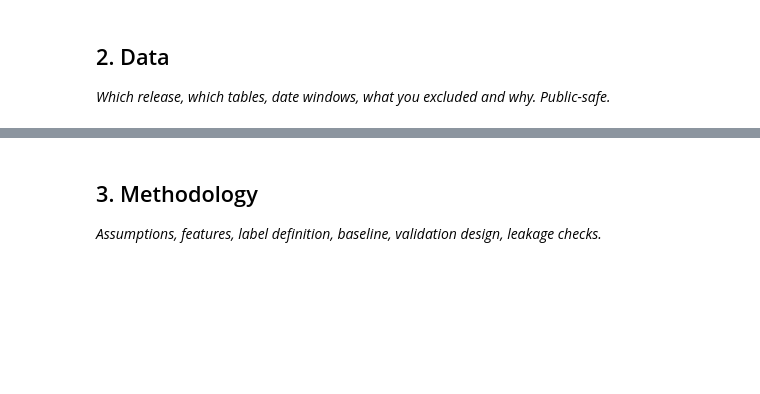
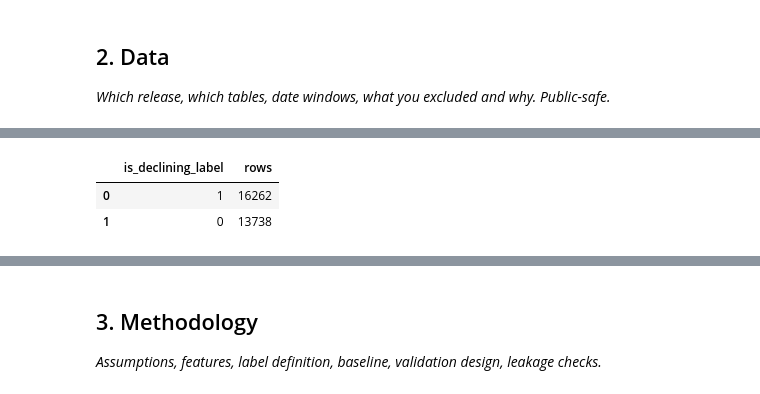
Before and after one commit to Nayab-khalid/FlyRank-AI-Internship, a Jupyter notebook: work/notebooks/capstone.ipynb, the cells around one changed output, grey strips where cells are left out. Saved outputs shown, nothing was run; the diff lists cells and outputs as text; code cells hidden in the pictures; blank space fills up the shorter version.

```diff
--- a/work/notebooks/capstone.ipynb
+++ b/work/notebooks/capstone.ipynb
@@ -38,39 +53,58 @@ This skeleton is yours to fill. Work the sections **in order** — each one has
 # %%
 # 2. Data
 #
-# The executed modeling work uses the FlyRank anonymized starter dataset.
-# It contains 30,000 content pages and 44 source columns covering 32 pseudonymized clients.
+# Executed modeling work uses the FlyRank anonymized starter dataset.
+# The larger warehouse release was used in w03 to verify the data contract,
+# not to train this model.
 #
-# The repository also documents a larger warehouse release containing approximately
-# 79 million daily search performance rows.
+# Excluded fields and why:
+#   trend_direction       defines the target
+#   trend_pct             derived from the same trend information
+#   is_declining_label    the target itself
+#   content_id            pseudonymous identifier
+#   client_id             grouping key for validation only
+#   the six 30-day window columns   see section 3, they rebuild the label
 #
-# The main warehouse tables are:
-# dim_clients
-# dim_content
-# fact_content_daily_performance
-# fact_content_query_90d
-#
-# The model results reported in this capstone come from the 30,000 page starter dataset.
-# The reported model results are not presented as results trained on all 79 million warehouse rows.
-#
-# The target is is_declining_label.
-# It is 1 when trend_direction is down and 0 otherwise.
-#
-# The positive class contains 16,262 rows, which is approximately 54.2 percent
-# of the starter dataset.
-#
-# Fields deliberately excluded:
-#
-# trend_direction was excluded because it directly defines the target.
-#
-# trend_pct was excluded because it is derived from the same trend information.
-#
-# is_declining_label was excluded because it is the target itself.
-#
-# content_id was excluded as a predictive feature because it is a pseudonymous identifier.
-#
-# client_id was excluded as a predictive feature and used only for grouped validation.
-#
-# Future window information was excluded whenever it could overlap the outcome period.
-#
-# No client names, private URLs, private domains or private search queries were included.
+# No client names, private URLs, private domains or private search queries
+# appear anywhere in this notebook.
+
+import os
+
+import numpy as np
+import pandas as pd
+
+possible_paths = [
+    "data/raw/content_refresh_anonymized.csv",
+    "../data/raw/content_refresh_anonymized.csv",
+    "/content/data/raw/content_refresh_anonymized.csv"
+]
+
+csv_path = next((p for p in possible_paths if os.path.exists(p)), None)
+
+if csv_path is None:
+    csv_path = (
+        "https://raw.githubusercontent.com/"
+        "Nayab-khalid/FlyRank-AI-Internship/"
+        "main/data/raw/content_refresh_anonymized.csv"
+    )
+
+df = pd.read_csv(csv_path)
+
+df["is_declining_label"] = (
+    df["trend_direction"].astype(str).str.lower() == "down"
+).astype(int)
+
+print("Rows:", len(df))
+print("Source columns:", df.shape[1] - 1)
+print("Pseudonymized clients:", df["client_id"].nunique())
+
+print("\nLabel distribution:")
+display(
+    df["is_declining_label"]
+    .value_counts()
+    .rename_axis("is_declining_label")
+    .reset_index(name="rows")
+)
+
+print("Positive class base rate:", round(df["is_declining_label"].mean(), 4))
+# %% [output]
@@ -76,0 +116,3 @@ This skeleton is yours to fill. Work the sections **in order** — each one has
+|  | is_declining_label | rows |
+| 0 | 1 | 16262 |
+| 1 | 0 | 13738 |
```
Also changed, not shown: parts of 9 cells of this notebook, 7 other files.
